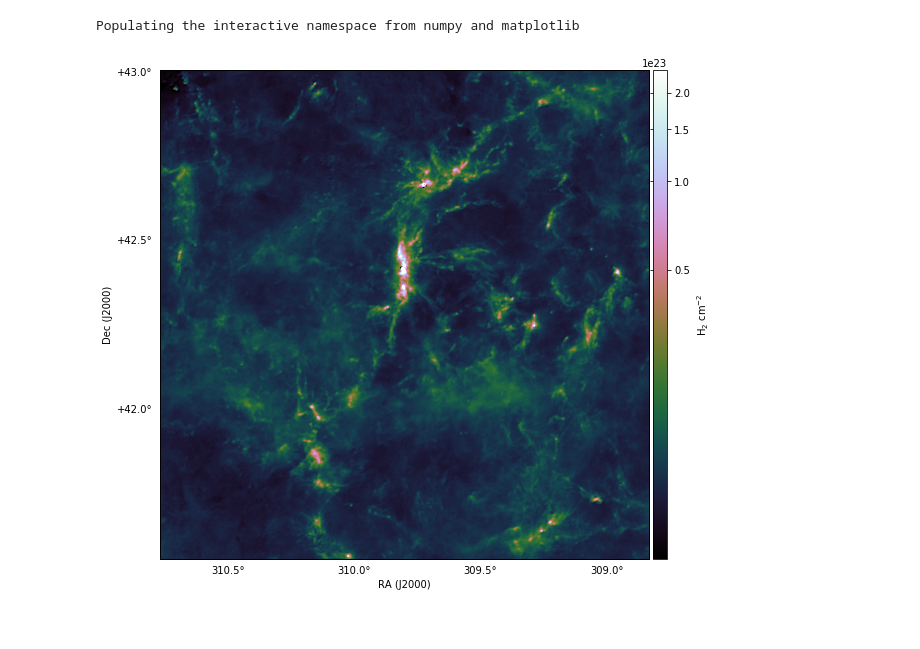
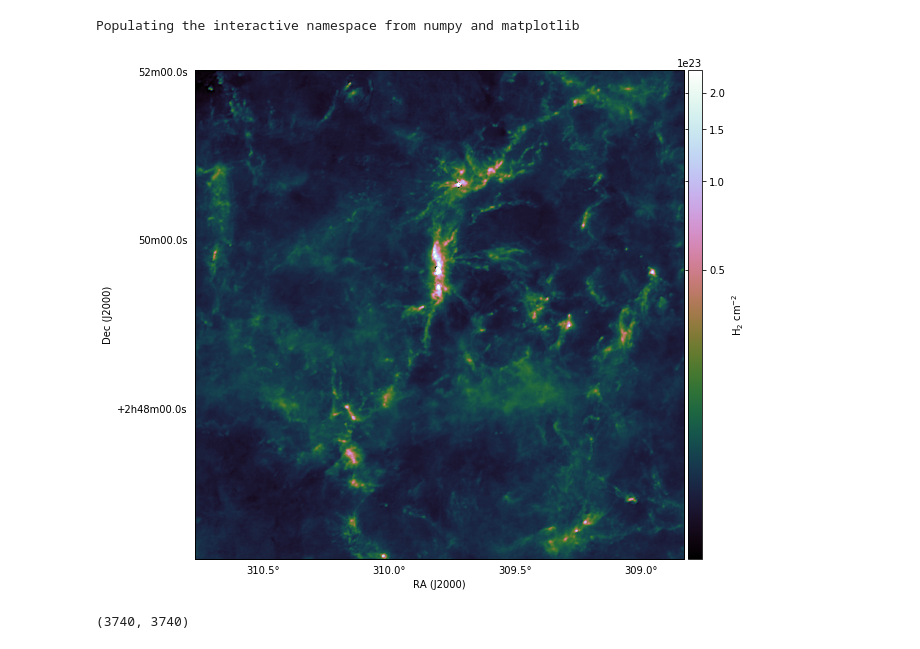
Before and after one commit to hoangducthuong/notebooks, a Jupyter notebook: DR21_wavan.ipynb, the cells around one changed output. Drawn from its saved outputs; the diff is of its cells as text; code cells hidden in the pictures.

```diff
--- a/DR21_wavan.ipynb
+++ b/DR21_wavan.ipynb
@@ -6,18 +6,18 @@ import aplpy
 # %% [output]
 Populating the interactive namespace from numpy and matplotlib
 # %%
-figfile = '/user/workdir/robitaij/fil2star/Herschel/HOBYS_coldens/dr21_coldens_cf_high250_cut2.fits'
+figfile = '/users/robitaij/postdoc/Herschel/HOBYS_coldens/dr21_coldens_cf_high250_cut2.fits'
 fig = aplpy.FITSFigure(figfile, convention='calabretta')
 fig.show_colorscale(stretch='log',vmid=10**2.4, vmin=5.17e21,vmax=2.4e23,cmap='cubehelix')
 fig.tick_labels.set_xformat('dd.d')
-fig.tick_labels.set_yformat('dd.d')
+fig.tick_labels.set_yformat('hhmmss.s')
 #fig.ticks.set_minor_frequency(0.1,0.1)
 fig.ticks.set_xspacing(0.5)  # degrees
 fig.ticks.set_yspacing(0.5)  # degrees
 fig.add_colorbar()
 fig.colorbar.set_axis_label_text(r'H$_2$ cm$^{-2}$')
 # %% [output]
-[figure, old version]
+[figure, new version]
 # %%
 from astropy.io import fits
 from powspec import powspec
@@ -26,3 +26,7 @@ from wavan import fan_trans
 #Read map
 HDU = fits.open(figfile)
 im = HDU[0].data
+
+print im.shape
+# %% [output]
+(3740, 3740)
```
Also changed, not shown: 4 other files.
